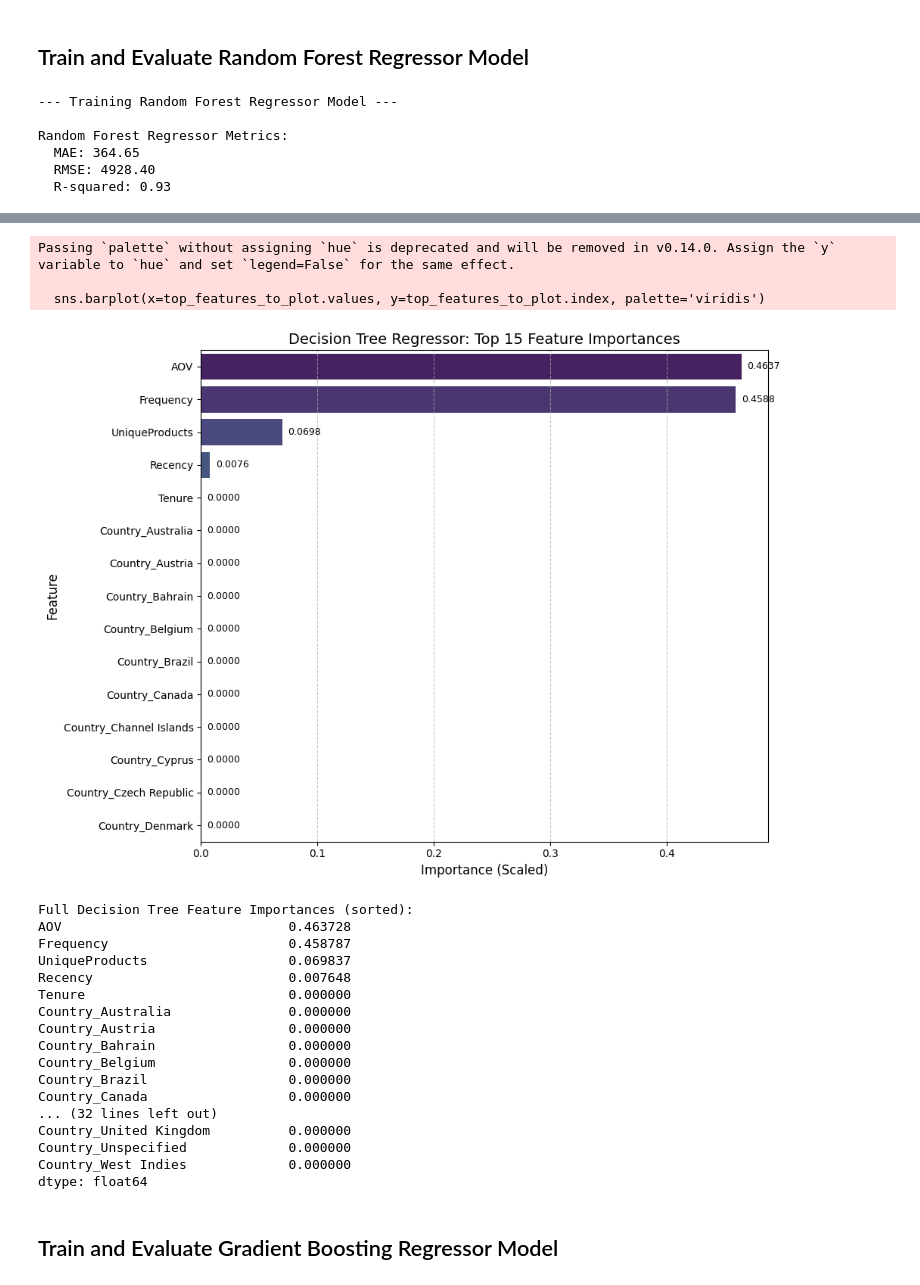
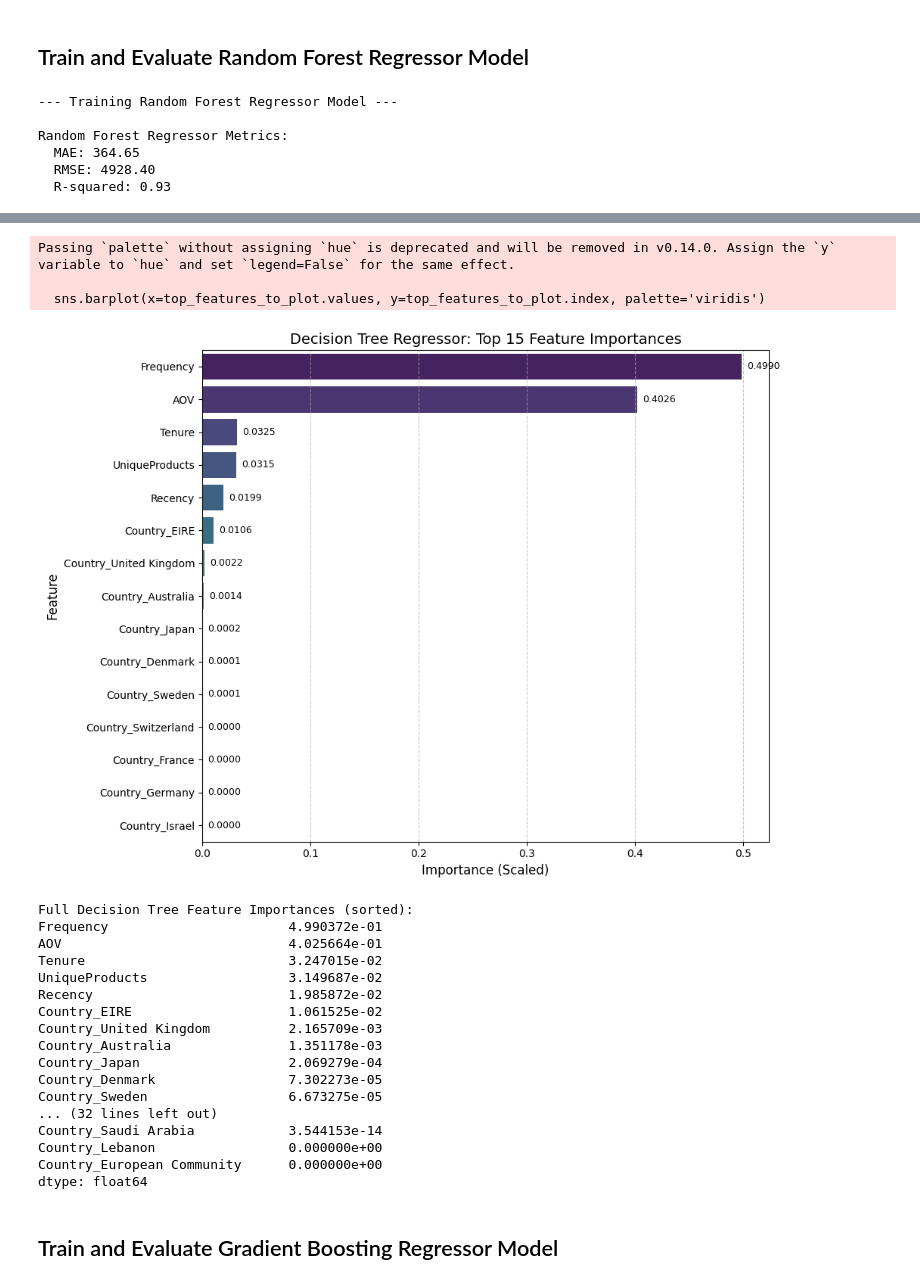
Before and after one commit to Amanarun2907/Celebal-Technologies-Online-Internship-Project-, a Jupyter notebook: customer_lifetime_value_project/models/Main_model_training.ipynb, the cells around one changed output, grey strips where cells are left out. Drawn from its saved outputs; the diff is of its cells as text; code cells hidden in the pictures.

```diff
--- a/customer_lifetime_value_project/models/Main_model_training.ipynb
+++ b/customer_lifetime_value_project/models/Main_model_training.ipynb
@@ -266,8 +266,8 @@ plt.grid(True)
 plt.show()
 
 # Feature Importance for Decision Tree
-if hasattr(dt_model, 'feature_importances_'):
-    feature_importances_dt = pd.Series(dt_model.feature_importances_, index=X.columns).sort_values(ascending=False)
+if hasattr(rf_model, 'feature_importances_'):
+    feature_importances_dt = pd.Series(rf_model.feature_importances_, index=X.columns).sort_values(ascending=False)
 
     # Define how many top features to display
     top_n_features = 15 # You can adjust this number
@@ -278,50 +278,50 @@ if hasattr(dt_model, 'feature_importances_'):
     plt.figure(figsize=(10, max(6, top_n_features * 0.5))) # Adjust figure size dynamically
     sns.barplot(x=top_features_to_plot.values, y=top_features_to_plot.index, palette='viridis')
     plt.title(f'Decision Tree Regressor: Top {top_n_features} Feature Importances', fontsize=14)
     plt.xlabel('Importance (Scaled)', fontsize=12)
     plt.ylabel('Feature', fontsize=12)
     plt.xticks(fontsize=10)
     plt.yticks(fontsize=10)
     plt.grid(axis='x', linestyle='--', alpha=0.7)
 
     # Add importance values on the bars for clarity
     for index, value in enumerate(top_features_to_plot.values):
         plt.text(value + 0.005, index, f'{value:.4f}', va='center', ha='left', fontsize=9)
 
     plt.tight_layout() # Adjust layout to prevent labels from overlapping
     plt.show()
 
     # Also display full feature importances in text for detailed inspection
     print(f"\nFull Decision Tree Feature Importances (sorted):\n{feature_importances_dt}")
 # %% [output]
 --- Training Random Forest Regressor Model ---
 
 Random Forest Regressor Metrics:
   MAE: 364.65
   RMSE: 4928.40
   R-squared: 0.93
 [figure]
 [figure]
 Passing `palette` without assigning `hue` is deprecated and will be removed in v0.14.0. Assign the `y` variable to `hue` and set `legend=False` for the same effect.
 
   sns.barplot(x=top_features_to_plot.values, y=top_features_to_plot.index, palette='viridis')
-[figure, old version]
+[figure, new version]
 Full Decision Tree Feature Importances (sorted):
-AOV                             0.463728
-Frequency                       0.458787
-UniqueProducts                  0.069837
-Recency                         0.007648
-Tenure                          0.000000
-Country_Australia               0.000000
-Country_Austria                 0.000000
-Country_Bahrain                 0.000000
-Country_Belgium                 0.000000
-Country_Brazil                  0.000000
-Country_Canada                  0.000000
+Frequency                       4.990372e-01
+AOV                             4.025664e-01
+Tenure                          3.247015e-02
+UniqueProducts                  3.149687e-02
+Recency                         1.985872e-02
+Country_EIRE                    1.061525e-02
+Country_United Kingdom          2.165709e-03
+Country_Australia               1.351178e-03
+Country_Japan                   2.069279e-04
+Country_Denmark                 7.302273e-05
+Country_Sweden                  6.673275e-05
 ... (32 lines left out)
-Country_United Kingdom          0.000000
-Country_Unspecified             0.000000
-Country_West Indies             0.000000
+Country_Saudi Arabia            3.544153e-14
+Country_Lebanon                 0.000000e+00
+Country_European Community      0.000000e+00
 dtype: float64
 # %% [markdown]
 ##  Train and Evaluate Gradient Boosting Regressor Model
```
Also changed, not shown: parts of 4 cells of this notebook, 4 other files.
